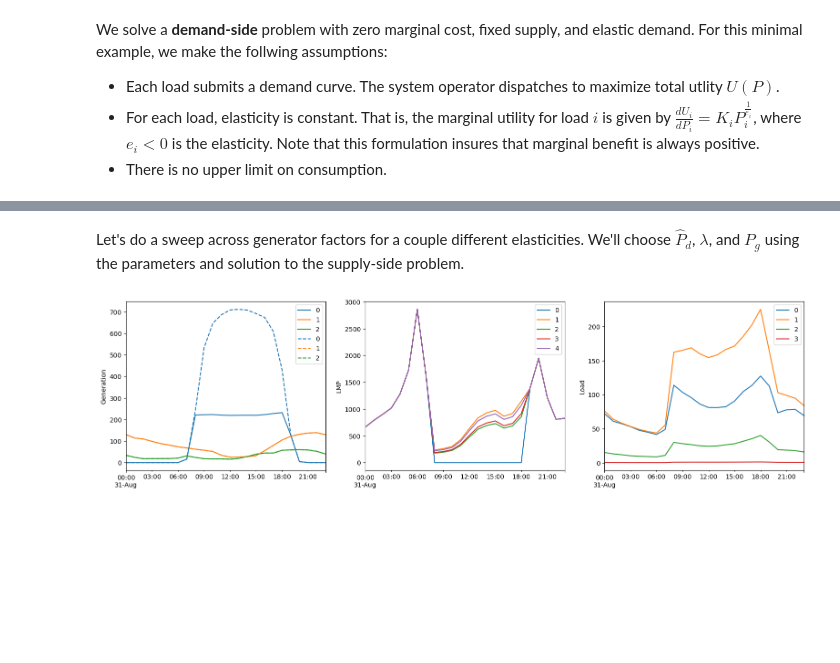
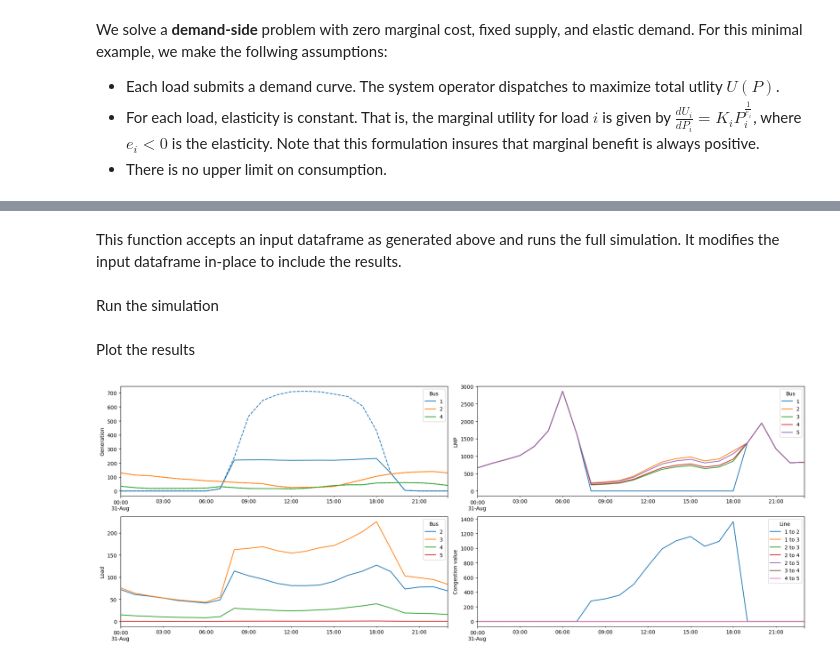
Before and after one commit to eli-brock/opf_zero_marginal_cost, a Jupyter notebook: opf.ipynb, the cells around one changed output, grey strips where cells are left out. Saved outputs shown, nothing was run; the diff lists cells and outputs as text; code cells hidden in the pictures; blank space fills up the shorter version.

Commit message:
solve as multiperiod and include congestion plot

```diff
--- a/opf.ipynb
+++ b/opf.ipynb
@@ -28,2 +11,0 @@ input = pd.DataFrame(gen).join([load, price], how='inner')
-# %%
-x = input.iloc[0].copy()
@@ -84,0 +61,15 @@ It returns a pandas series fully specifying the simulation.
+# %%
+gen.index+=pd.TimedeltaIndex(gen.HE-1, unit='h')
+gen = gen.drop(columns='HE')
+gen = gen[model['Gen']['Type']].apply(np.array, axis='columns')
+gen = gen.apply(lambda x: x*np.array(model['Gen']['Installed MW']))
+gen.name = 'Maximum Generation'
+demand = model['LoadProfiles'].set_index('Date')
+demand.index+=pd.TimedeltaIndex(demand.HE-1, unit='h')
+demand = demand.drop(columns='HE')
+load = demand.loc[:,demand.columns.str.contains('Load')].apply(np.array, axis='columns')
+load.name = 'Fixed Load'
+price = demand.loc[:,demand.columns.str.contains('Price')].apply(np.array, axis='columns')
+price.name = 'Fixed Price'
+results = pd.DataFrame(gen).join([load, price], how='inner')
+results
@@ -85 +94,3 @@ It returns a pandas series fully specifying the simulation.
+# %% [markdown]
+This function accepts an input dataframe as generated above and runs the full simulation. It modifies the input dataframe in-place to include the results.
 # %%
@@ -117,4 +128,2 @@ def sim(row):
-# %% [markdown]
-Let's do a sweep across generator factors for a couple different elasticities. We'll choose $\hat{P}_d$, $\lambda$, and $P_g$ using the parameters and solution to the supply-side problem.
-# %%
-results = input.apply(sim, axis='columns')
+# %% [markdown]
+Run the simulation
@@ -121,18 +132,36 @@ results = input.apply(sim, axis='columns')
+# %% [markdown]
+Plot the results
 # %%
-fig, ax = plt.subplots(1,3)
+fig, ax = plt.subplots(2,2)
 
-results['Dispatched Generation'].apply(pd.Series).plot(ax=ax[0])
-colors = [line.get_color() for line in ax[0].lines]
-results['Maximum Generation'].apply(pd.Series).plot(ax=ax[0], linestyle='dashed', color=colors)
-ax[0].set_ylabel('Generation')
+results['Dispatched Generation'].apply(pd.Series).plot(ax=ax[0,0])
+colors = [line.get_color() for line in ax[0,0].lines]
+results['Maximum Generation'].apply(pd.Series).plot(ax=ax[0,0], linestyle='dashed', color=colors)
+ax[0,0].set_ylabel('Generation')
+ax[0,0].legend(G+1, title='Bus')
 
-results['LMP'].apply(pd.Series).plot(ax=ax[1])
-ax[1].set_ylabel('LMP')
+results['LMP'].apply(pd.Series).plot(ax=ax[0,1])
+ax[0,1].set_ylabel('LMP')
+ax[0,1].legend(range(1,N+1), title='Bus')
 
-results['Dispatched Load'].apply(pd.Series).plot(ax=ax[2])
-ax[2].set_ylabel('Load')
+results['Dispatched Load'].apply(pd.Series).plot(ax=ax[1,0])
+ax[1,0].set_ylabel('Load')
+ax[1,0].legend(L+1, title='Bus')
 
-fig.set_size_inches(fig.get_size_inches()*[3,1])
+idx = np.array(np.where(P_line != 0))
+results['Congestion'].apply(
+    lambda M: pd.Series(
+        {
+            f'{i+1} to {j+1}': M[i,j]-M[j,i]
+            for i, j in idx[:,idx[0] < idx[1]].T
+        }
+    )
+).plot(ax=ax[1,1])
+ax[1,1].set_ylabel('Congestion value')
+ax[1,1].legend(title='Line')
+
+fig.set_size_inches(fig.get_size_inches()*[3,1.5])
+fig.tight_layout()
 fig.show()
 # %% [output]
-[figure, old version]
+[figure, new version]
```
Also changed, not shown: parts of 12 cells of this notebook.
